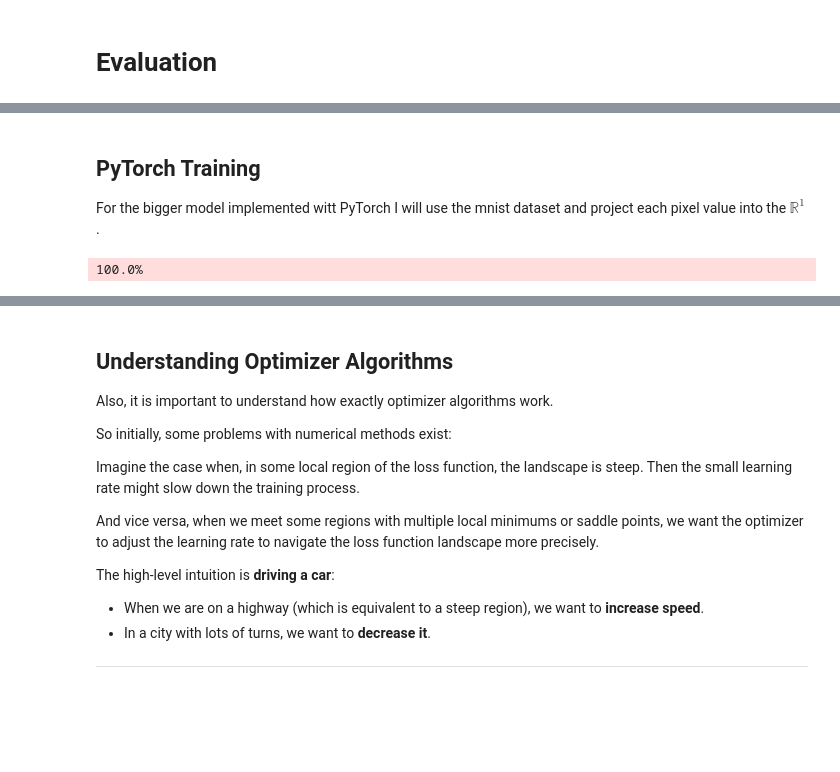
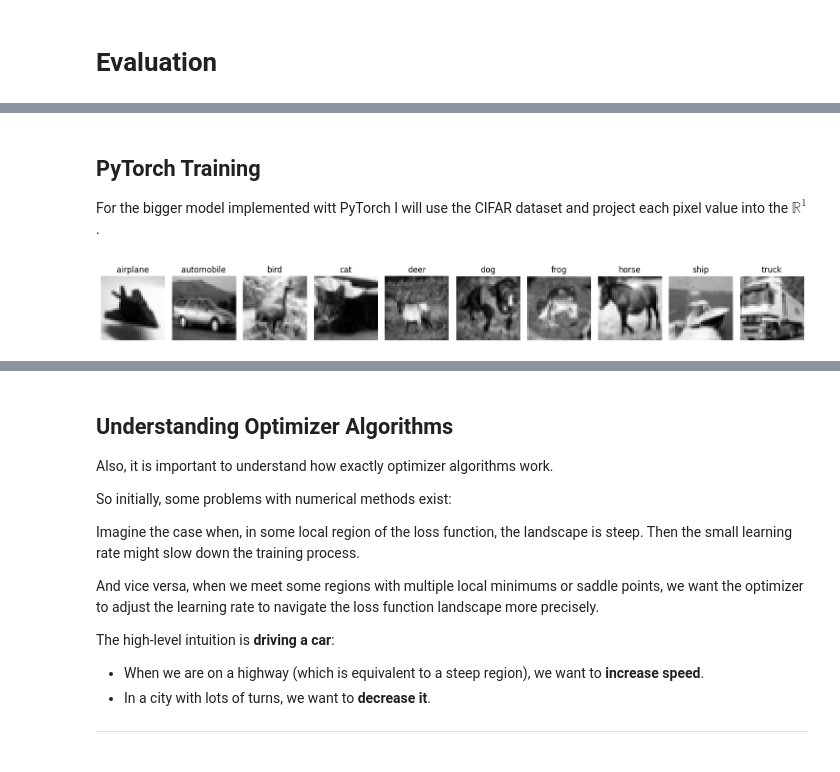
Before and after one commit to 33may/ml_portfolio, a Jupyter notebook: AIA/ann/ann.ipynb, the cells around one changed output, grey strips where cells are left out. Drawn from its saved outputs; the diff is of its cells as text; code cells hidden in the pictures; blank space fills up the shorter version.

```diff
--- a/AIA/ann/ann.ipynb
+++ b/AIA/ann/ann.ipynb
@@ -1069,7 +1028,7 @@ weighted avg       1.00      1.00      1.00        30
 # %% [markdown]
 ## PyTorch Training
 
-For the bigger model implemented witt PyTorch I will use the mnist dataset and project each pixel value into the $\mathbb R^1$.
+For the bigger model implemented witt PyTorch I will use the CIFAR dataset and project each pixel value into the $\mathbb R^1$.
 # %%
 from torchvision import datasets, transforms
 from torch.utils.data import DataLoader
@@ -1084,11 +1043,30 @@ transform = transforms.Compose([
 ])
 
 train_dataset = datasets.CIFAR10(root='./data', train=True, download=True, transform=transform)
-test_dataset  = datasets.CIFAR10(root='./data', train=False, download=True, transform=transform)
+test_dataset = datasets.CIFAR10(root='./data', train=False, download=True, transform=transform)
 
 batch_size = 64
 
-train_loader_mnist = DataLoader(train_dataset, batch_size=batch_size, shuffle=True)
-test_loader_mnist  = DataLoader(test_dataset, batch_size=batch_size, shuffle=False)
+train_loader_cifar = DataLoader(train_dataset, batch_size=batch_size, shuffle=True)
+test_loader_cifar = DataLoader(test_dataset, batch_size=batch_size, shuffle=False)
-# %% [output]
-100.0%
+# %%
+classes = train_dataset.classes
+
+samples = {}
+for img, label in train_dataset:
+    if label not in samples:
+        samples[label] = img
+    if len(samples) == len(classes):
+        break
+
+# Plot the images.
+fig, axs = plt.subplots(1, len(classes), figsize=(15, 4))
+for label, ax in enumerate(axs):
+    img_np = samples[label].squeeze().numpy()
+    ax.imshow(img_np, cmap='gray')
+    ax.set_title(classes[label])
+    ax.axis('off')
+plt.tight_layout()
+plt.show()
+# %% [output]
+[figure, added]
```
Also changed, not shown: parts of 37 cells of this notebook.
